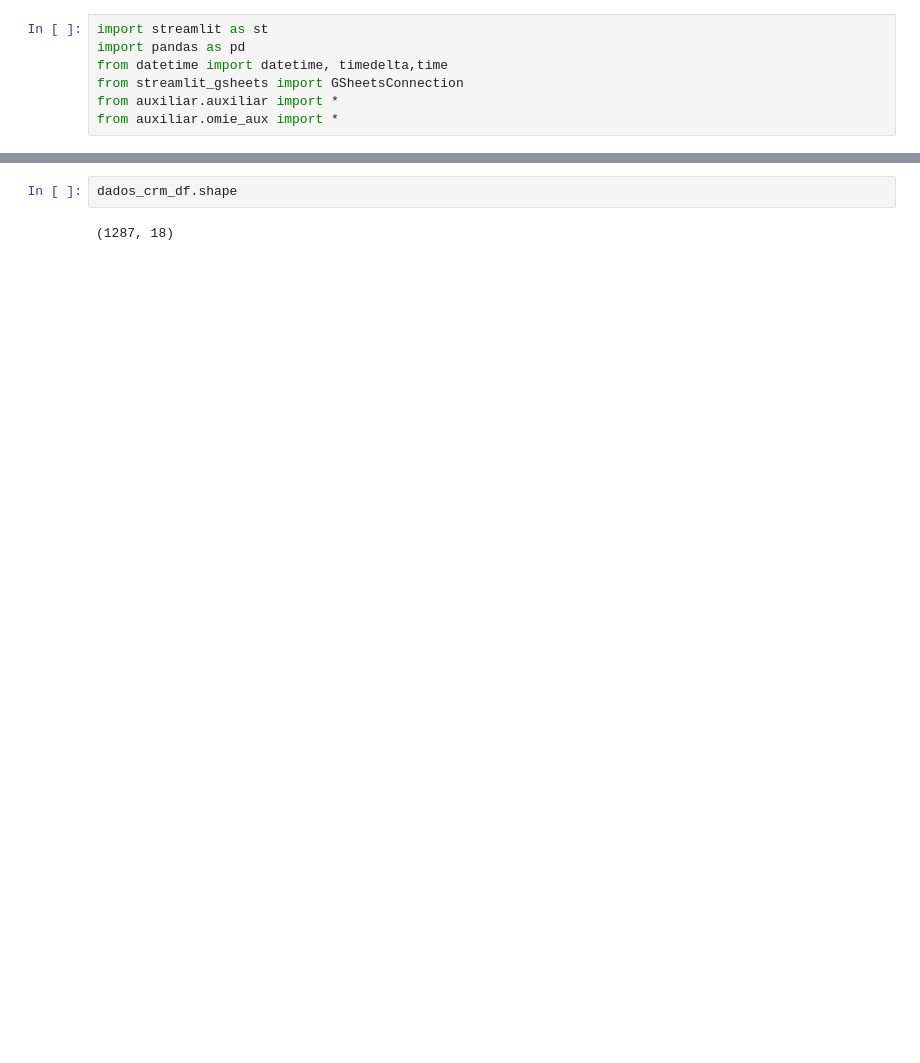
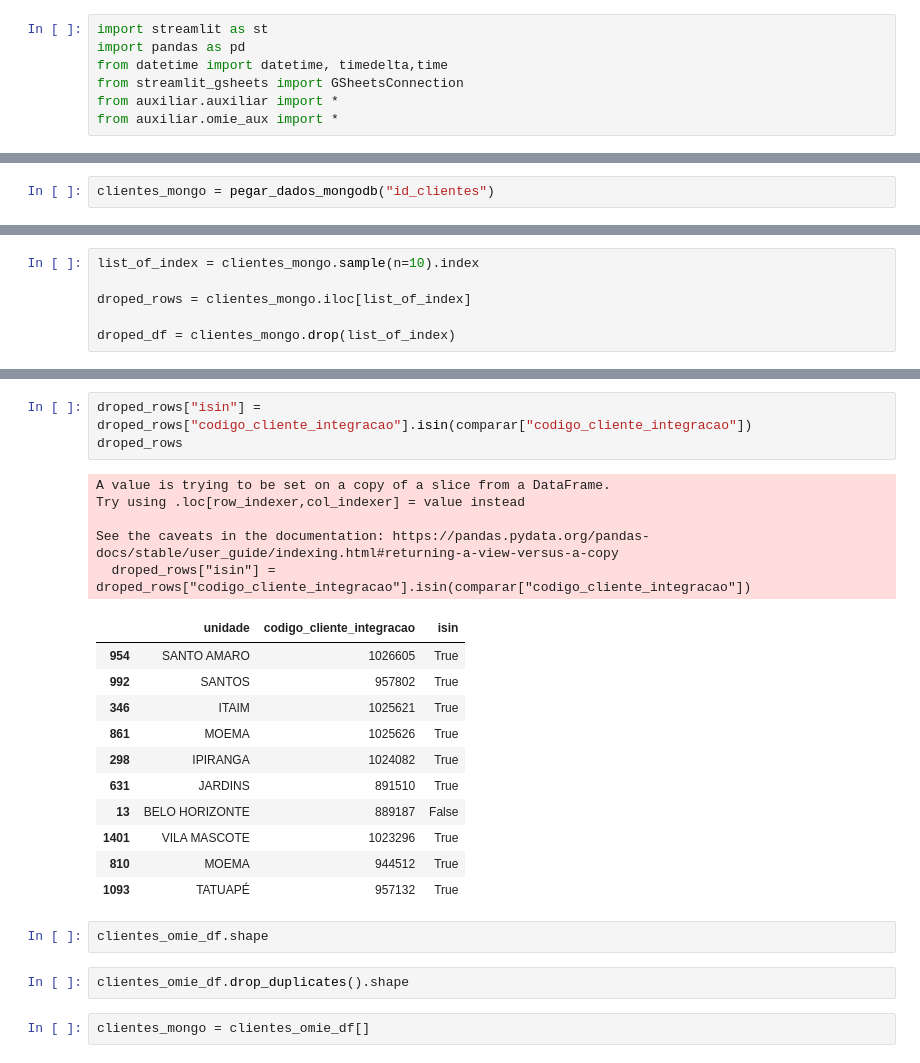
Before and after one commit to rpdentrechales/gerador_de_notas_procorpo, a Jupyter notebook: testes.ipynb, the cells around one changed output, grey strips where cells are left out. Drawn from its saved outputs; the diff is of its cells as text; blank space fills up the shorter version.

```diff
--- a/testes.ipynb
+++ b/testes.ipynb
@@ -46,0 +42,2 @@ dados_crm_df
+# %%
+clientes_mongo = pegar_dados_mongodb("id_clientes")
@@ -46,0 +46,6 @@ dados_crm_df
+# %%
+list_of_index = clientes_mongo.sample(n=10).index
+
+droped_rows = clientes_mongo.iloc[list_of_index]
+
+droped_df = clientes_mongo.drop(list_of_index)
@@ -47,4 +67,26 @@ dados_crm_df
+# %%
+droped_rows["isin"] = droped_rows["codigo_cliente_integracao"].isin(comparar["codigo_cliente_integracao"])
+droped_rows
+# %% [output]
+A value is trying to be set on a copy of a slice from a DataFrame.
+Try using .loc[row_indexer,col_indexer] = value instead
+
+See the caveats in the documentation: https://pandas.pydata.org/pandas-docs/stable/user_guide/indexing.html#returning-a-view-versus-a-copy
+  droped_rows["isin"] = droped_rows["codigo_cliente_integracao"].isin(comparar["codigo_cliente_integracao"])
+|  | unidade | codigo_cliente_integracao | isin |
+| 954 | SANTO AMARO | 1026605 | True |
+| 992 | SANTOS | 957802 | True |
+| 346 | ITAIM | 1025621 | True |
+| 861 | MOEMA | 1025626 | True |
+| 298 | IPIRANGA | 1024082 | True |
+| 631 | JARDINS | 891510 | True |
+| 13 | BELO HORIZONTE | 889187 | False |
+| 1401 | VILA MASCOTE | 1023296 | True |
+| 810 | MOEMA | 944512 | True |
+| 1093 | TATUAPÉ | 957132 | True |
 # %%
-dados_crm_df.shape
+clientes_omie_df.shape
-# %% [output]
-(1287, 18)
+# %%
+clientes_omie_df.drop_duplicates().shape
+# %%
+clientes_mongo = clientes_omie_df[]
```
Also changed, not shown: parts of 11 cells of this notebook, 2 other files.
